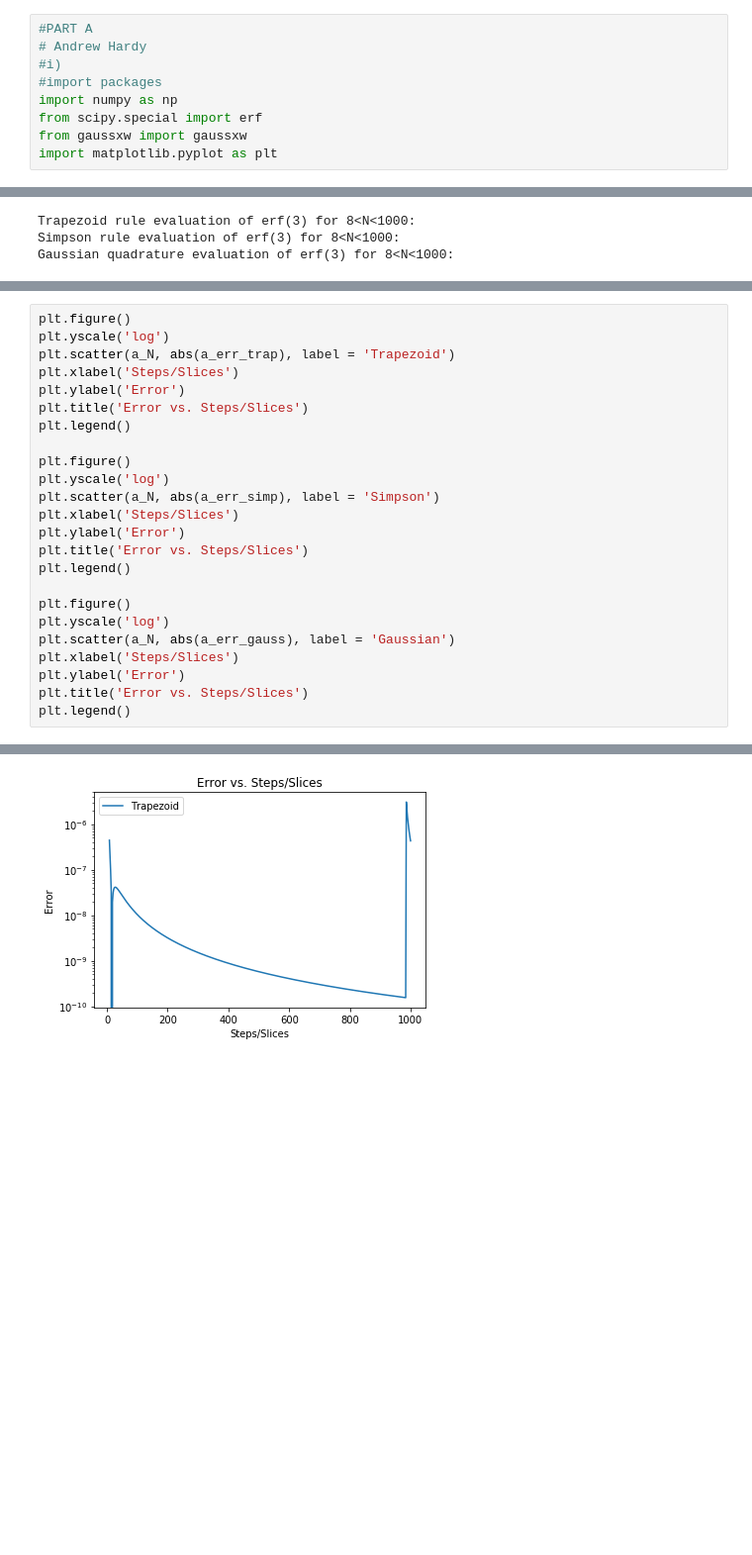
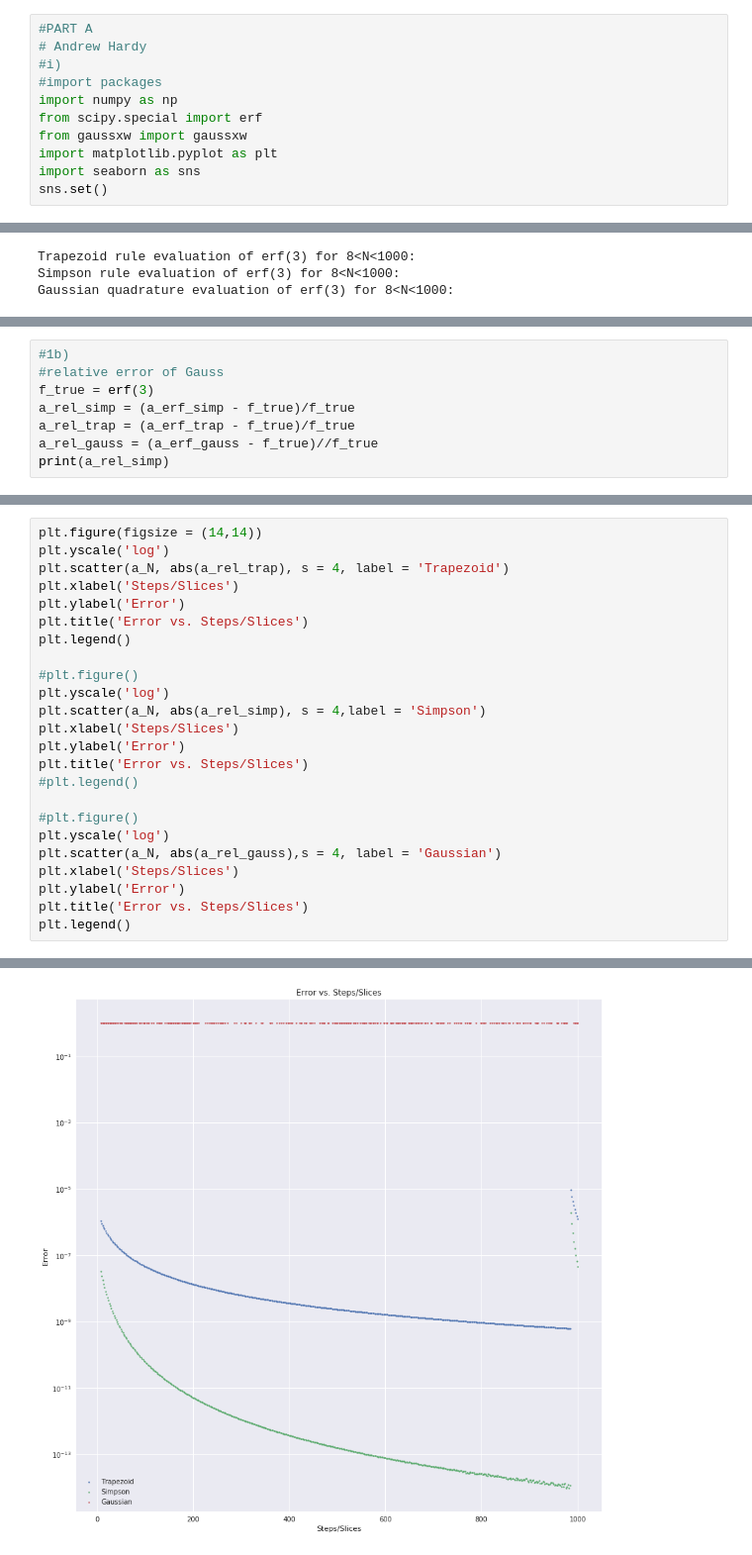
Before and after one commit to andrewkhardy/PHY-407, a Jupyter notebook: Lab03_Q1.ipynb, the cells around one changed output, grey strips where cells are left out. Shown at 99% size. Drawn from its saved outputs; the diff is of its cells as text; blank space fills up the shorter version.

```diff
--- a/Lab03_Q1.ipynb
+++ b/Lab03_Q1.ipynb
@@ -12,6 +12,8 @@ import numpy as np
 from scipy.special import erf
 from gaussxw import gaussxw
 import matplotlib.pyplot as plt
+import seaborn as sns
+sns.set()
 # %%
 # defining variables taken from Q2.A from Lab 2, done by Brayden.
 #define a function for Trapezoid rule
@@ -122,0 +125,8 @@ Mean value for erf(3) with Gaussian quadrature was 0.9999779095625705 with stand
+# %%
+#1b)
+#relative error of Gauss
+f_true = erf(3)
+a_rel_simp = (a_erf_simp - f_true)/f_true
+a_rel_trap = (a_erf_trap - f_true)/f_true
+a_rel_gauss = (a_erf_gauss - f_true)//f_true
+print(a_rel_simp)
@@ -164,27 +172,27 @@ print(a_err_gauss)
 # %%
-plt.figure()
+plt.figure(figsize = (14,14))
 plt.yscale('log')
-plt.scatter(a_N, abs(a_err_trap), label = 'Trapezoid')
+plt.scatter(a_N, abs(a_rel_trap), s = 4, label = 'Trapezoid')
 plt.xlabel('Steps/Slices')
 plt.ylabel('Error')
 plt.title('Error vs. Steps/Slices')
 plt.legend()
 
-plt.figure()
+#plt.figure()
 plt.yscale('log')
-plt.scatter(a_N, abs(a_err_simp), label = 'Simpson')
+plt.scatter(a_N, abs(a_rel_simp), s = 4,label = 'Simpson')
+plt.xlabel('Steps/Slices')
+plt.ylabel('Error')
+plt.title('Error vs. Steps/Slices')
+#plt.legend()
+
+#plt.figure()
+plt.yscale('log')
+plt.scatter(a_N, abs(a_rel_gauss),s = 4, label = 'Gaussian')
 plt.xlabel('Steps/Slices')
 plt.ylabel('Error')
 plt.title('Error vs. Steps/Slices')
 plt.legend()
-
-plt.figure()
-plt.yscale('log')
-plt.scatter(a_N, abs(a_err_gauss), label = 'Gaussian')
-plt.xlabel('Steps/Slices')
-plt.ylabel('Error')
-plt.title('Error vs. Steps/Slices')
-plt.legend()
 # %% [output]
 <matplotlib.legend.Legend at 0x...>
-[figure, old version]
+[figure, new version]
```
Also changed, not shown: parts of 11 cells of this notebook, 2 other files.
